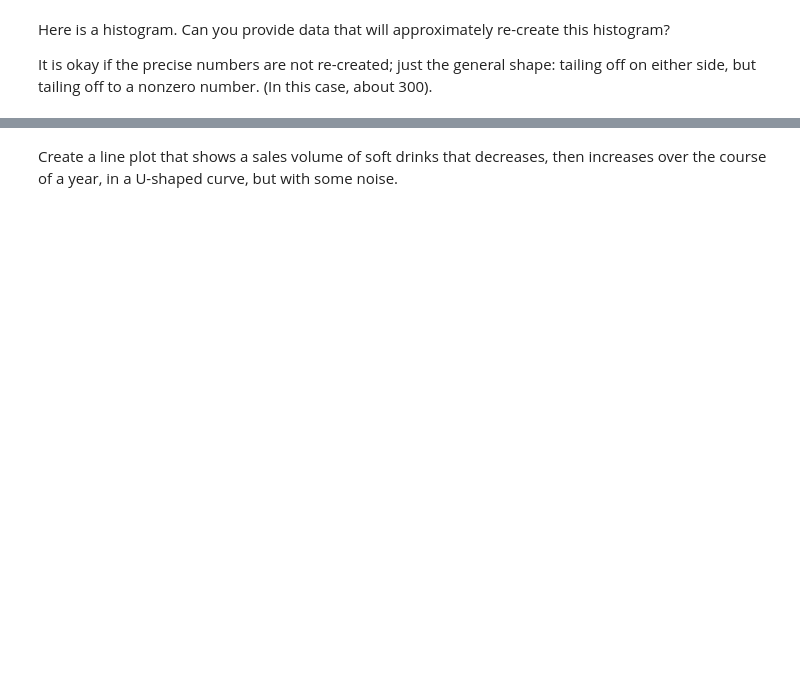
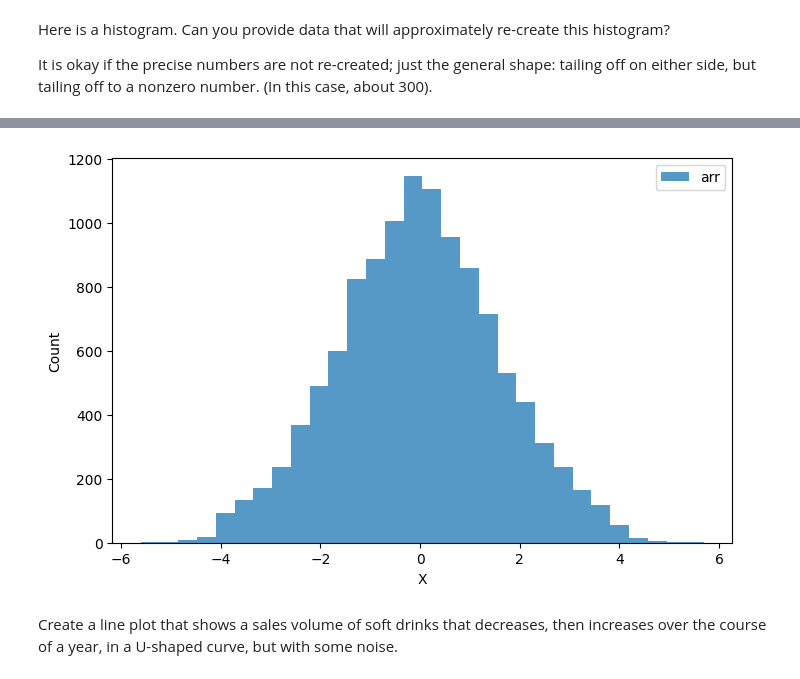
Before and after one commit to cwmckee91/dx699, a Jupyter notebook: 2025-spring-B2/ModB2-Week5-McKee-Chris.ipynb, the cells around one changed output, grey strips where cells are left out. Saved outputs shown, nothing was run; the diff lists cells and outputs as text; code cells hidden in the pictures; blank space fills up the shorter version.

```diff
--- a/2025-spring-B2/ModB2-Week5-McKee-Chris.ipynb
+++ b/2025-spring-B2/ModB2-Week5-McKee-Chris.ipynb
@@ -203,2 +250,17 @@ FileNotFoundError: No such file or directory: 'histogram.png'
+# %%
+np.random.seed(0)
+
+core_vals = np.random.normal(0, 1.5, 10000)
+extra_vals = np.random.uniform(-4, 4, 1500)
+combined = np.concatenate([core_vals, extra_vals])
+
+plt.figure(figsize=(8,5))
+sns.histplot(combined, bins=30, kde=False, label="arr", edgecolor="none")
+plt.xlabel("X")
+plt.ylabel("Count")
+plt.legend()
+plt.show()
+# %% [output]
+[figure, added]
 # %% [markdown]
 Create a line plot that shows a sales volume of soft drinks that decreases, then increases over the course of a year, in a U-shaped curve, but with some noise.
```
Also changed, not shown: parts of 10 cells of this notebook.
